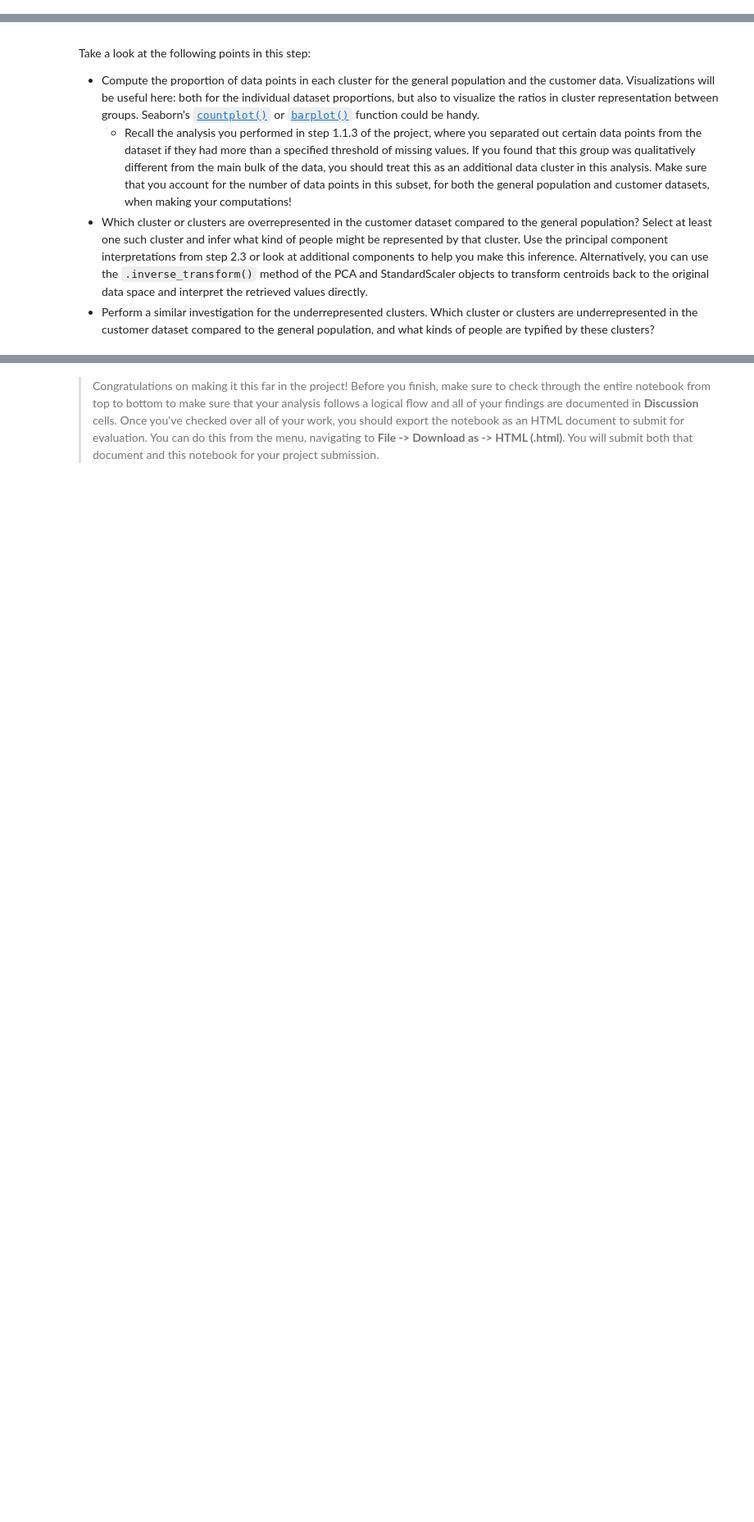
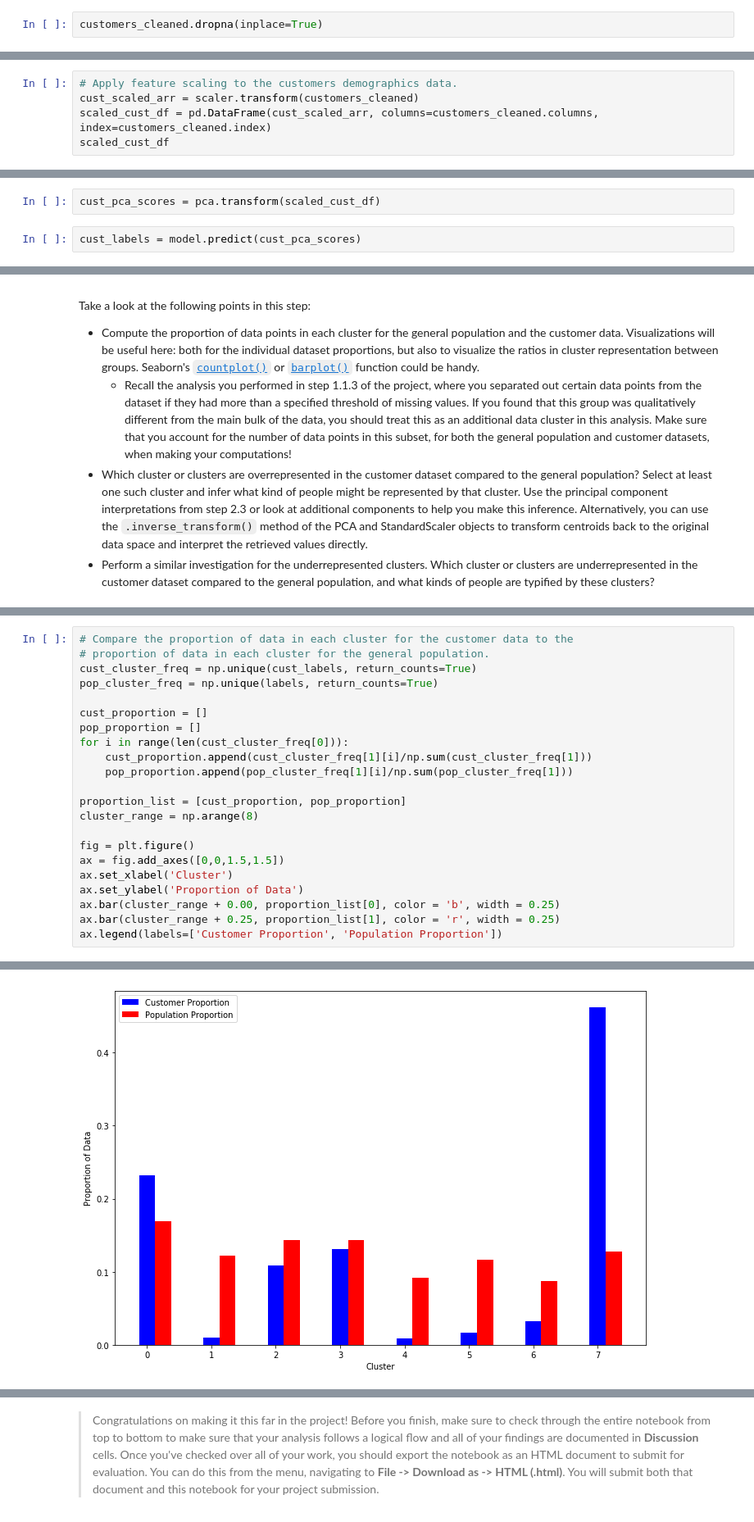
Before and after one commit to jfarrell8/Intro-to-ML-Udacity-NanoDegree-Program, a Jupyter notebook: Identify Customer Segments Project/Identify_Customer_Segments.ipynb, the cells around one changed output, grey strips where cells are left out. Shown: that part at 82% size. Drawn from its saved outputs; the diff is of its cells as text; blank space fills up the shorter version.

```diff
--- a/Identify Customer Segments Project/Identify_Customer_Segments.ipynb
+++ b/Identify Customer Segments Project/Identify_Customer_Segments.ipynb
@@ -1208,0 +1272,2 @@ customers =
+# %%
+customers_cleaned.dropna(inplace=True)
@@ -1208,0 +1283,5 @@ customers =
+# %%
+# Apply feature scaling to the customers demographics data.
+cust_scaled_arr = scaler.transform(customers_cleaned)
+scaled_cust_df = pd.DataFrame(cust_scaled_arr, columns=customers_cleaned.columns, index=customers_cleaned.index)
+scaled_cust_df
@@ -1208,0 +1307,4 @@ customers =
+# %%
+cust_pca_scores = pca.transform(scaled_cust_df)
+# %%
+cust_labels = model.predict(cust_pca_scores)
@@ -1224,0 +1332,23 @@ Take a look at the following points in this step:
+# %%
+# Compare the proportion of data in each cluster for the customer data to the
+# proportion of data in each cluster for the general population.
+cust_cluster_freq = np.unique(cust_labels, return_counts=True)
+pop_cluster_freq = np.unique(labels, return_counts=True)
+
+cust_proportion = []
+pop_proportion = []
+for i in range(len(cust_cluster_freq[0])):
+    cust_proportion.append(cust_cluster_freq[1][i]/np.sum(cust_cluster_freq[1]))
+    pop_proportion.append(pop_cluster_freq[1][i]/np.sum(pop_cluster_freq[1]))
+
+proportion_list = [cust_proportion, pop_proportion]
+cluster_range = np.arange(8)
+
+fig = plt.figure()
+ax = fig.add_axes([0,0,1.5,1.5])
+ax.set_xlabel('Cluster')
+ax.set_ylabel('Proportion of Data')
+ax.bar(cluster_range + 0.00, proportion_list[0], color = 'b', width = 0.25)
+ax.bar(cluster_range + 0.25, proportion_list[1], color = 'r', width = 0.25)
+ax.legend(labels=['Customer Proportion', 'Population Proportion'])
+# %% [output]
@@ -1224,0 +1356 @@ Take a look at the following points in this step:
+[figure, added]
```
Also changed, not shown: parts of 61 cells of this notebook, 1 other file.
